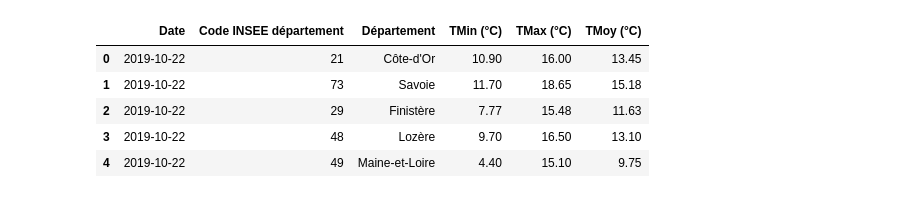
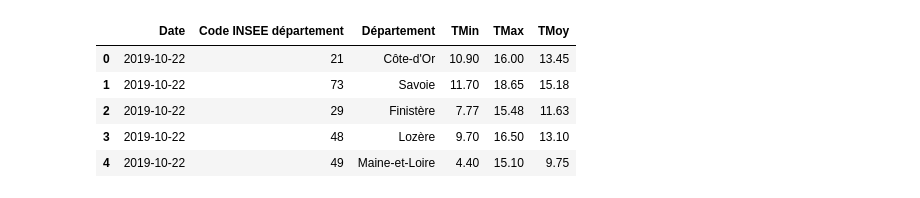
Before and after one commit to LunaGrandjean/PROJET_LOYERS, a Jupyter notebook: script/Exploration des données sur la température.ipynb, the cells around one changed output. Saved outputs shown, nothing was run; the diff lists cells and outputs as text; code cells hidden in the pictures.

```diff
--- a/script/Exploration des données sur la température.ipynb
+++ b/script/Exploration des données sur la température.ipynb
@@ -1,10 +1,19 @@
 # %%
 import pandas as pd
-from ydata_profiling import ProfileReport
-df = pd.read_csv("../data/temperature-quotidienne-departementale.csv", sep=";")
-df.head()
+import matplotlib.pyplot as plt
+import plotly.graph_objects as go
+import plotly.express as px
+
+
+df_temperature = pd.read_csv("../data/temperature-quotidienne-departementale.csv", sep=';')
+df_temperature.rename(columns = {"TMin (°C)": "TMin"}, inplace=True)
+df_temperature.rename(columns = {"TMax (°C)": "TMax"}, inplace=True)
+df_temperature.rename(columns = {"TMoy (°C)": "TMoy"}, inplace=True)
+#We only consider dates before 2023, so dates between 2014 and 2022
+df_temperature = df_temperature[df_temperature.Date<"2023"]
+df_temperature.head()
 # %% [output]
-|  | Date | Code INSEE département | Département | TMin (°C) | TMax (°C) | TMoy (°C) |
+|  | Date | Code INSEE département | Département | TMin | TMax | TMoy |
 | 0 | 2019-10-22 | 21 | Côte-d'Or | 10.90 | 16.00 | 13.45 |
 | 1 | 2019-10-22 | 73 | Savoie | 11.70 | 18.65 | 15.18 |
 | 2 | 2019-10-22 | 29 | Finistère | 7.77 | 15.48 | 11.63 |
```
Also changed, not shown: parts of 19 cells of this notebook, 1 other file.
